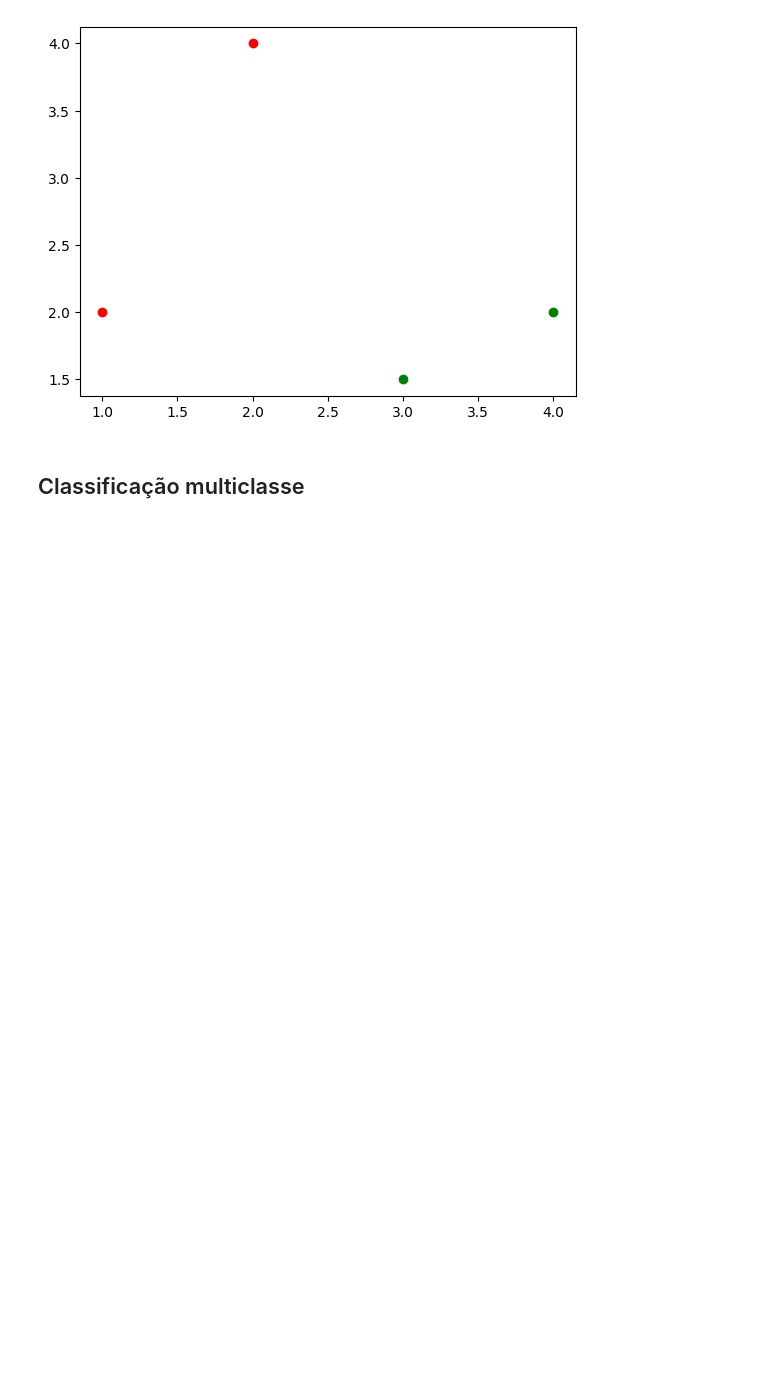
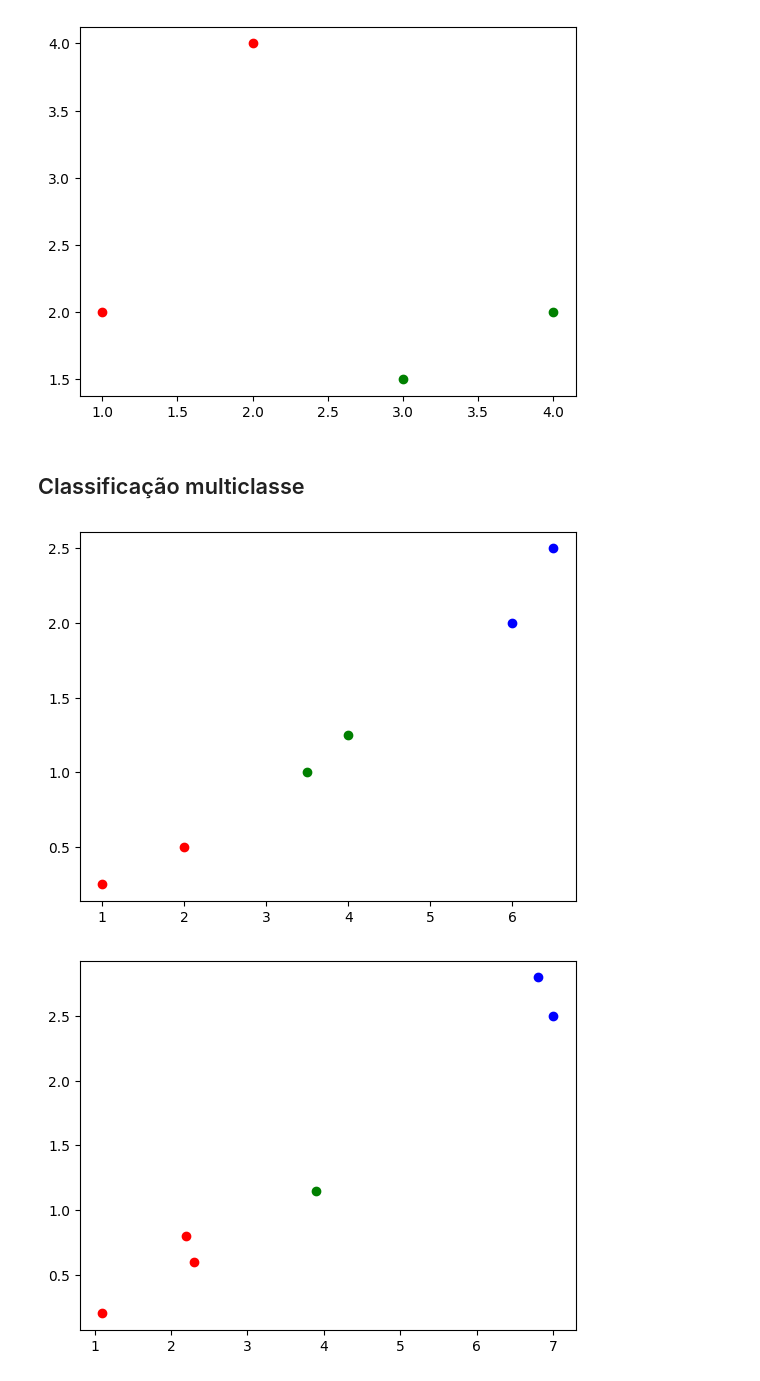
Before and after one commit to Walrusbane524/Aprendizagem-de-M-quina, a Jupyter notebook: Regressão Logística.ipynb, the cells around one changed output. Saved outputs shown, nothing was run; the diff lists cells and outputs as text; code cells hidden in the pictures; blank space fills up the shorter version.

Commit message:
Multiclass logistical regression

```diff
--- a/Regressão Logística.ipynb
+++ b/Regressão Logística.ipynb
@@ -126,21 +130,21 @@ class MulticlassLogisticalRegression:
         self.w = np.zeros((self.x.shape[1], y.shape[1]))
 
     # Métodos
-    def softmax(self, w, x, clss):
-        return np.exp(x @ w[:,clss])/(np.exp(x @ w).sum())
+    def softmax(self, w, x):
+        numerator = np.exp(x @ w)
+        denominator = np.sum(np.exp(x @ w), axis=1).reshape(-1,1)
+        return numerator/denominator
 
     def trainGD(self, alpha = 0.1, max_iterations = 100):
 
+        n = self.y.shape[0]
         yhat = np.zeros(self.y.shape)
         e = np.zeros(self.y.shape)
 
         for t in range(max_iterations):
-            for clss in range(w.shape[1]):
-                yhat[:, clss] = self.softmax(w, x, clss)
+            yhat = self.softmax(self.w, self.x)
             e = self.y - yhat
-            self.w[0, :] = self.w[0, :] + (alpha/n * e.sum())
-            for column in range(1, len(self.w)):
-                self.w[column, :] = self.w[column, :] + alpha/n * ((e * self.x[:,[column]]).sum())
+            self.w = self.w + (alpha/n * (self.x.T @ e))
 
         self.MSE = ((e ** 2).sum())/(2*n)
 
@@ -150,4 +154,66 @@ class MulticlassLogisticalRegression:
     def predict(self, x, addOnes = True):
         if addOnes:
             x = np.c_[np.ones(x.shape[0]), x]
-        return np.sign(x @ self.w)
+        probabilities = self.softmax(self.w, x)
+        max_indexes = np.argmax(probabilities, axis=1)
+        prediction = np.zeros(probabilities.shape)
+        prediction[np.arange(len(max_indexes)), max_indexes] = 1
+        return prediction
+# %%
+def getMaxIndex(y):
+    max_index = 0
+    max_value = y[0]
+    for clss in range(1, len(y)):
+        if y[clss] > max_value:
+            max_value = y[clss]
+            max_index = clss
+    return max_index
+
+x = np.array([[1.0, 0.25],
+              [2.0,  0.5],
+              [3.5,  1.0],
+              [4.0, 1.25],
+              [6.0,  2.0],
+              [6.5,  2.5]])
+
+y = np.array([[1, 0, 0],
+              [1, 0, 0],
+              [0, 1, 0],
+              [0, 1, 0],
+              [0, 0, 1],
+              [0, 0, 1]])
+
+x2 = np.array([[1.1, 0.2],
+              [2.3,  0.6],
+              [2.2,  0.8],
+              [3.9, 1.15],
+              [7.0,  2.5],
+              [6.8,  2.8]])
+
+regression = MulticlassLogisticalRegression(x, y)
+regression.trainGD(max_iterations = 1000)
+regression.test()
+ypredict = regression.predict(x2)
+
+for i in range(x.shape[0]):
+    max_index = getMaxIndex(y[i])
+    if max_index == 0:
+        plt.plot(x[i,0], x[i,1], 'ro')
+    elif max_index == 1:
+        plt.plot(x[i,0], x[i,1], 'go')
+    else:
+        plt.plot(x[i,0], x[i,1], 'bo')
+plt.show()
+
+for i in range(x2.shape[0]):
+    max_index = getMaxIndex(ypredict[i])
+    if max_index == 0:
+        plt.plot(x2[i,0], x2[i,1], 'ro')
+    elif max_index == 1:
+        plt.plot(x2[i,0], x2[i,1], 'go')
+    else:
+        plt.plot(x2[i,0], x2[i,1], 'bo')
+plt.show()
+# %% [output]
+[figure, added]
+[figure, added]
```
Also changed, not shown: parts of 1 cell of this notebook.
